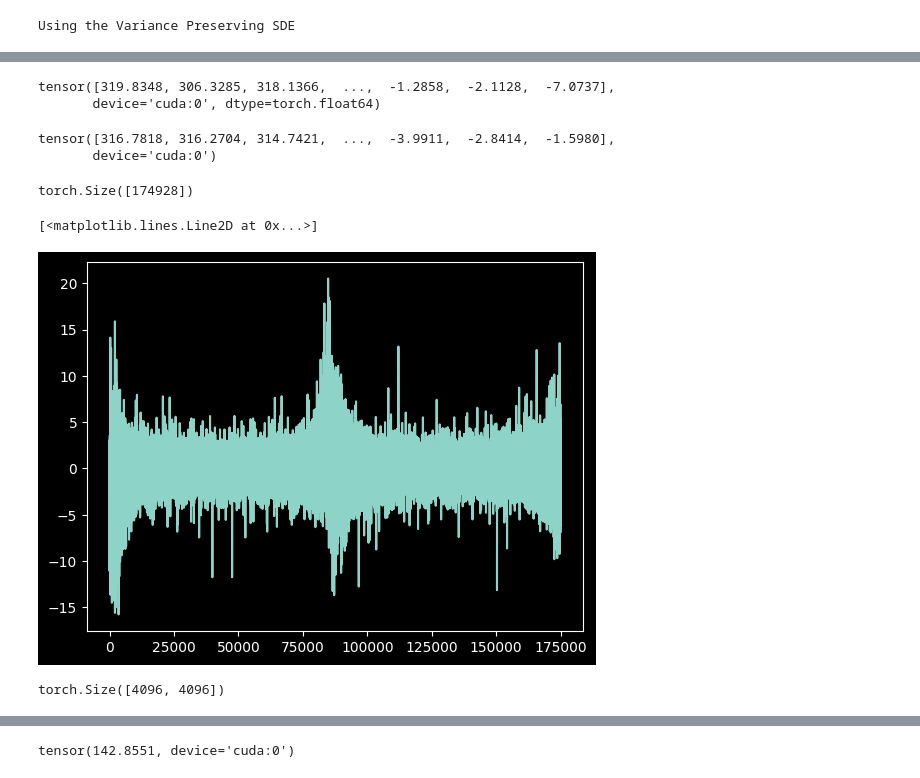
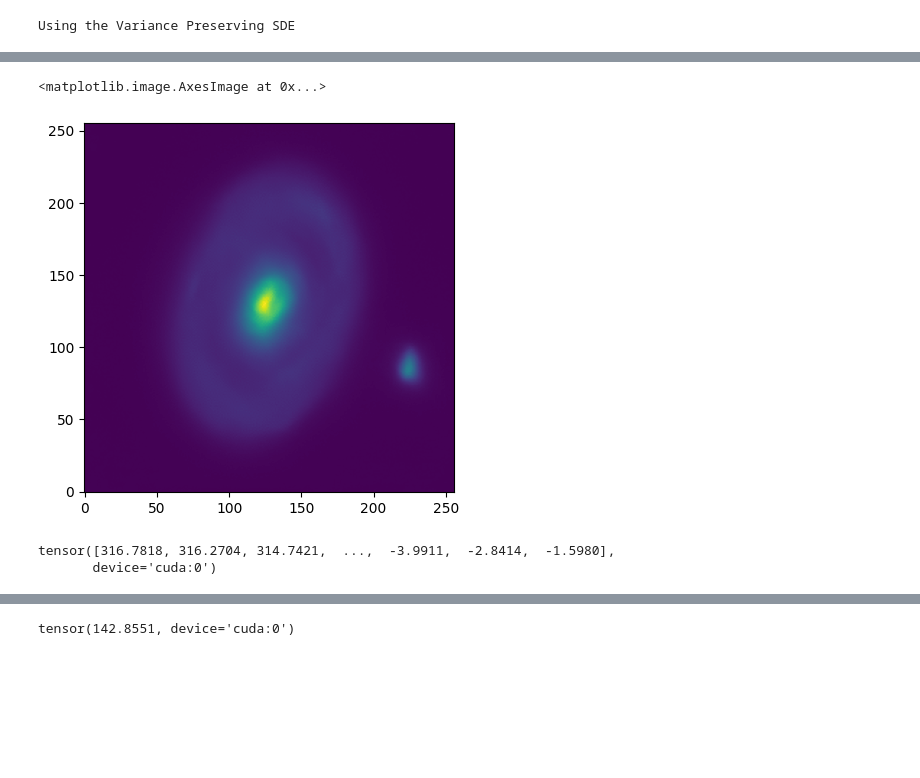
Before and after one commit to EnceladeCandy/bayesian-imaging-radio, a Jupyter notebook: trash_notebooks/inference_htlup.ipynb, the cells around one changed output, grey strips where cells are left out. Saved outputs shown, nothing was run; the diff lists cells and outputs as text; code cells hidden in the pictures; blank space fills up the shorter version.

Commit message:
Working example with debuggued forward model

```diff
--- a/trash_notebooks/inference_htlup.ipynb
+++ b/trash_notebooks/inference_htlup.ipynb
@@ -96,8 +192,8 @@ True
 # %%
-y
+plt.imshow(np.array(samples.cpu()).squeeze()[:,::-1], origin = "lower")
 # %% [output]
-tensor([319.8348, 306.3285, 318.1366,  ...,  -1.2858,  -2.1128,  -7.0737],
-       device='cuda:0', dtype=torch.float64)
+<matplotlib.image.AxesImage at 0x...>
+[figure, added]
 # %%
 def model_no_pad(x):
     sampling_function, B, C, pad= model_parameters
@@ -115,5 +211,4 @@ y_hat
 tensor([316.7818, 316.2704, 314.7421,  ...,  -3.9911,  -2.8414,  -1.5980],
        device='cuda:0')
 # %%
+sample = score_model.sample(steps = 500, shape = (1, 1, 256, 256))
-# %% [output]
-torch.Size([174928])
@@ -122,9 +214,0 @@ res = (y - y_hat) / sigma_y
-# %%
-plt.plot(res.cpu())
-# %% [output]
-[<matplotlib.lines.Line2D at 0x...>]
-[figure, removed]
-# %%
-S_shift.shape
-# %% [output]
-torch.Size([4096, 4096])
```
Also changed, not shown: parts of 18 cells of this notebook.
